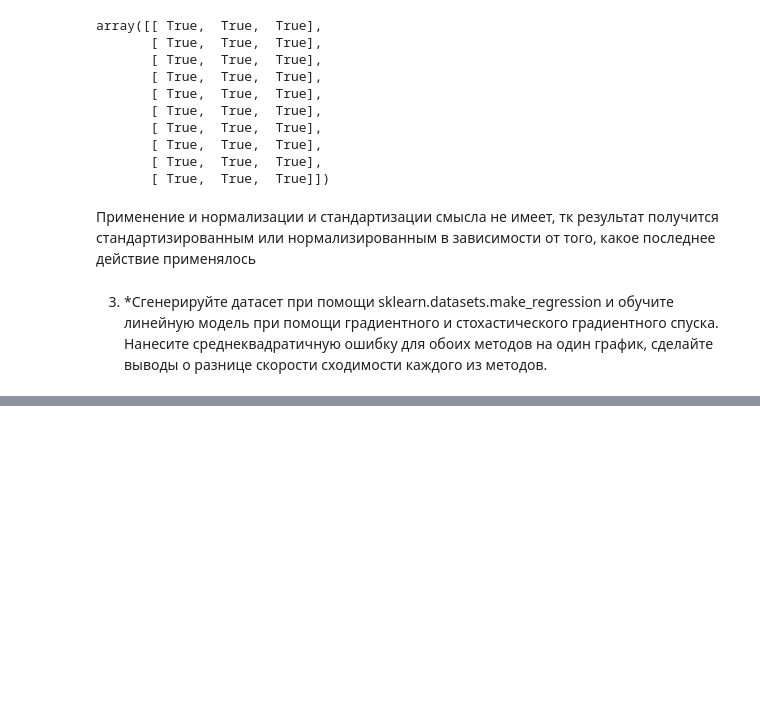
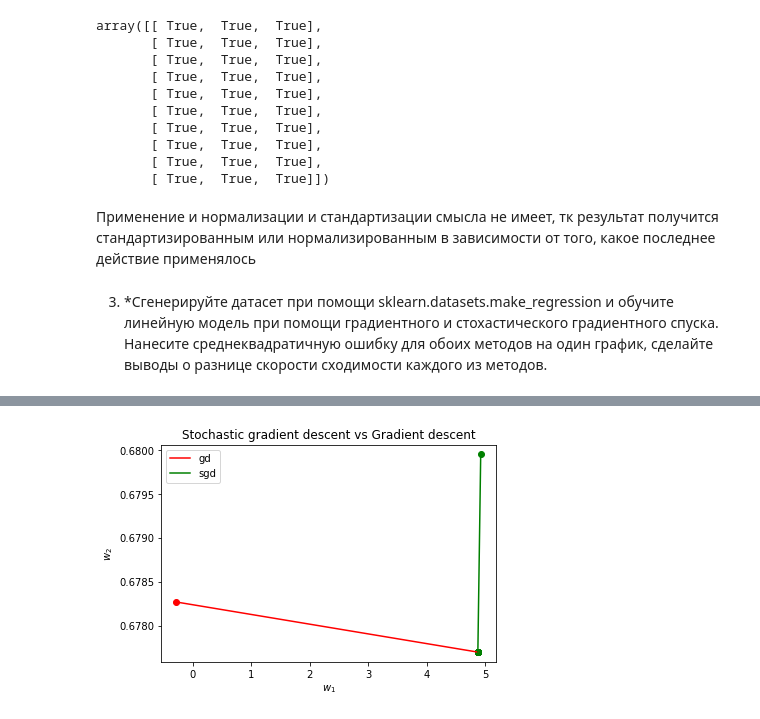
Before and after one commit to alexanechka/algorithms, a Jupyter notebook: homework02.ipynb, the cells around one changed output, grey strips where cells are left out. Drawn from its saved outputs; the diff is of its cells as text; code cells hidden in the pictures; blank space fills up the shorter version.

```diff
--- a/homework02.ipynb
+++ b/homework02.ipynb
@@ -292,0 +348,23 @@ def gradient_descent(X, y, iterations, eta=1e-4):
+# %%
+w_list_arr = np.array(w_list)
+w_list_s_arr = np.array(w_list_s)
+# %%
+# Визуализируем изменение весов (красной точкой обозначены истинные веса, сгенерированные вначале)
+# plt.figure(figsize=(15, 12))
+
+
+plt.title('Stochastic gradient descent vs Gradient descent')
+plt.xlabel(r'$w_1$')
+plt.ylabel(r'$w_2$')
+
+plt.scatter(w_list_arr[:, 0], w_list_arr[:, 1], color='r')
+plt.plot(w_list_arr[:, 0], w_list_arr[:, 1], color='r', label='gd')
+
+plt.scatter(w_list_s_arr[:, 0], w_list_s_arr[:, 1], color = 'g')
+plt.plot(w_list_s_arr[:, 0], w_list_s_arr[:, 1], color='g', label='sgd')
+
+# plt.scatter(coef[0], coef[1], c='b')
+plt.legend()
+plt.show()
+# %% [output]
+[figure, added]
```
Also changed, not shown: parts of 8 cells of this notebook.
